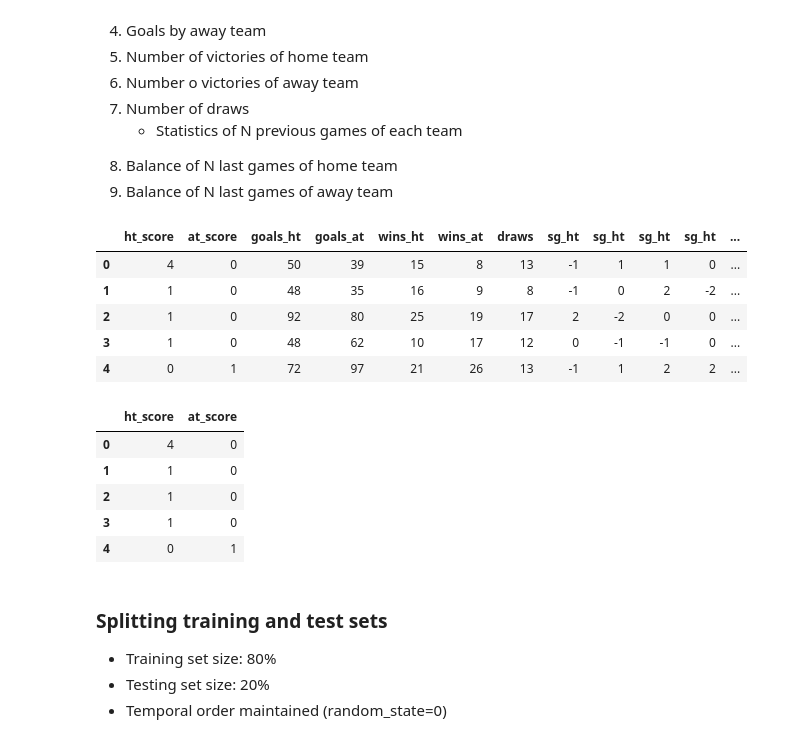
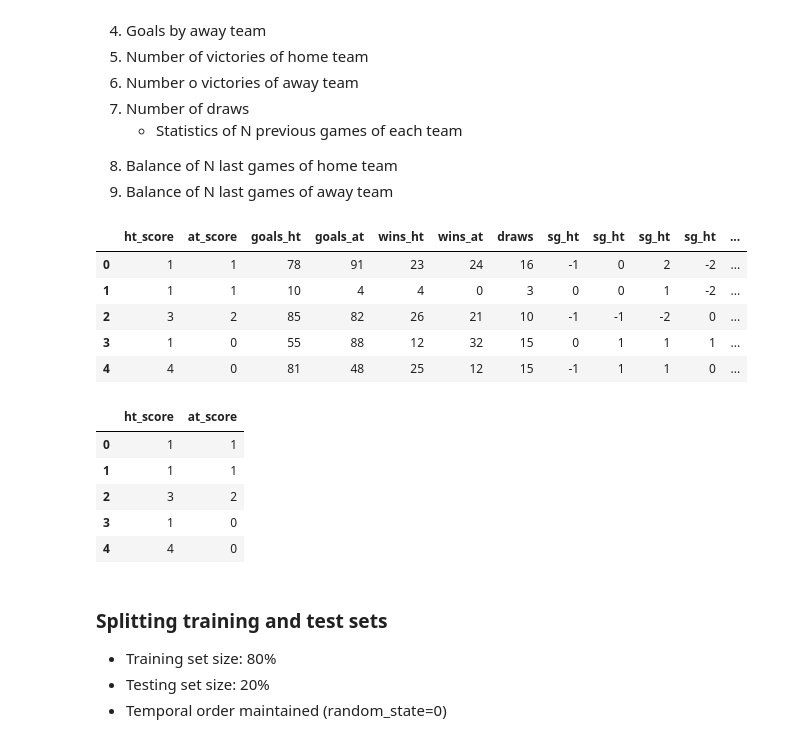
Before and after one commit to dcandrade/soccer-prediction, a Jupyter notebook: notebooks/model.ipynb, the cells around one changed output. Saved outputs shown, nothing was run; the diff lists cells and outputs as text; code cells hidden in the pictures.

```diff
--- a/notebooks/model.ipynb
+++ b/notebooks/model.ipynb
@@ -84,17 +84,17 @@ def vectorize_match(dao, match, N):
            ]
 # %%
 # Vectorize matches from 2016
-matches = matches_collection.find({'year':2016})
+matches = matches_collection.find({'year':2017})
 data = [vectorize_match(dao, match, N) for match in matches]
 data = pd.DataFrame(data=data, columns=labels)
 data.head()
 # %% [output]
 |  | ht_score | at_score | goals_ht | goals_at | wins_ht | wins_at | draws | sg_ht | sg_ht | sg_ht | sg_ht | ... |
-| 0 | 4 | 0 | 50 | 39 | 15 | 8 | 13 | -1 | 1 | 1 | 0 | ... |
-| 1 | 1 | 0 | 48 | 35 | 16 | 9 | 8 | -1 | 0 | 2 | -2 | ... |
-| 2 | 1 | 0 | 92 | 80 | 25 | 19 | 17 | 2 | -2 | 0 | 0 | ... |
-| 3 | 1 | 0 | 48 | 62 | 10 | 17 | 12 | 0 | -1 | -1 | 0 | ... |
-| 4 | 0 | 1 | 72 | 97 | 21 | 26 | 13 | -1 | 1 | 2 | 2 | ... |
+| 0 | 1 | 1 | 78 | 91 | 23 | 24 | 16 | -1 | 0 | 2 | -2 | ... |
+| 1 | 1 | 1 | 10 | 4 | 4 | 0 | 3 | 0 | 0 | 1 | -2 | ... |
+| 2 | 3 | 2 | 85 | 82 | 26 | 21 | 10 | -1 | -1 | -2 | 0 | ... |
+| 3 | 1 | 0 | 55 | 88 | 12 | 32 | 15 | 0 | 1 | 1 | 1 | ... |
+| 4 | 4 | 0 | 81 | 48 | 25 | 12 | 15 | -1 | 1 | 1 | 0 | ... |
 # %%
 # Splitting X and Y
 Y = data.iloc[:,:2]
@@ -102,11 +102,11 @@ X = data.iloc[:,2:]
 Y.head() # Y.values to extract the matrix from dataframe
 # %% [output]
 |  | ht_score | at_score |
-| 0 | 4 | 0 |
-| 1 | 1 | 0 |
-| 2 | 1 | 0 |
+| 0 | 1 | 1 |
+| 1 | 1 | 1 |
+| 2 | 3 | 2 |
 | 3 | 1 | 0 |
-| 4 | 0 | 1 |
+| 4 | 4 | 0 |
 # %%
 # Feature Scaling
 from sklearn.preprocessing import RobustScaler
```
Also changed, not shown: parts of 8 cells of this notebook, 6 other files.
